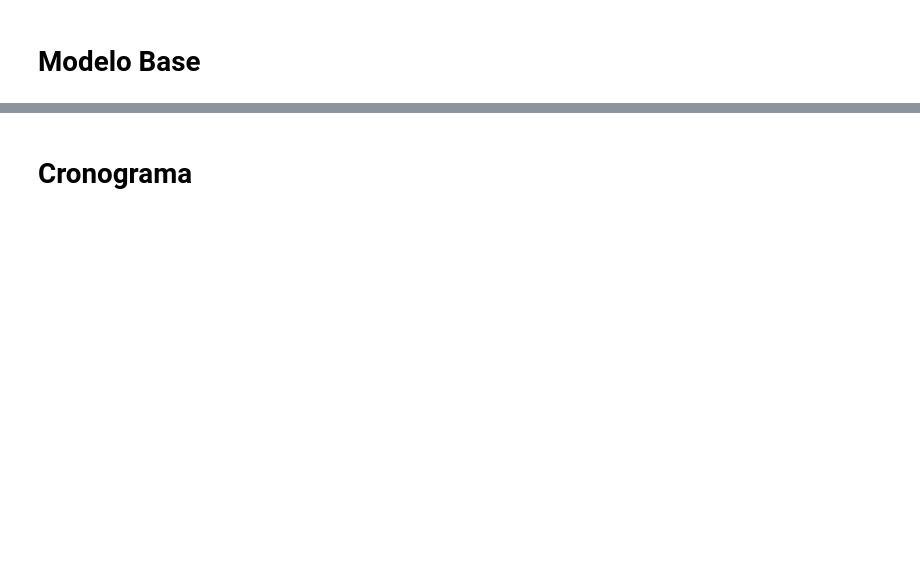
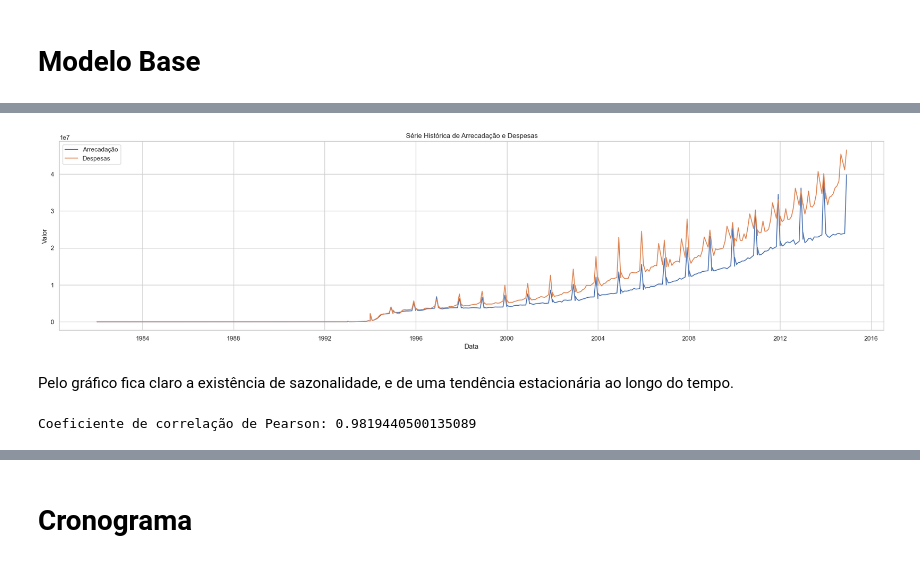
Before and after one commit to jvtsp/Projeto-Aplicado-5, a Jupyter notebook: Projeto_aplicado_IV_entrega_3.ipynb, the cells around one changed output, grey strips where cells are left out. Saved outputs shown, nothing was run; the diff lists cells and outputs as text; code cells hidden in the pictures; blank space fills up the shorter version.

```diff
--- a/Projeto_aplicado_IV_entrega_3.ipynb
+++ b/Projeto_aplicado_IV_entrega_3.ipynb
@@ -157,0 +244,4 @@ plt.show()
+# %%
+# Importando tabela de despesas do INSS
+despesas = pd.read_excel(r"dados\valor_despesas_INSS.xls")
+despesas.head()
@@ -157,0 +255,5 @@ plt.show()
+# %%
+# Convertendo Coluna DATA em string depois em Datetime
+despesas['Data'] = despesas['Data'].astype(str)
+despesas['Data'] = pd.to_datetime(despesas['Data'], format='%Y.%m')
+despesas['Data']
@@ -157,0 +273,5 @@ plt.show()
+# %%
+# Convertendo Coluna DATA em string depois em Datetime
+arrecadacao['Data'] = arrecadacao['Data'].astype(str)
+arrecadacao['Data'] = pd.to_datetime(arrecadacao['Data'], format='%Y.%m')
+arrecadacao['Data']
@@ -157,0 +291,4 @@ plt.show()
+# %%
+# Juntando os DataFrames usando o campo 'Data' como chave
+df_final = pd.merge(arrecadacao, despesas, on='Data')
+df_final
@@ -241,0 +380,28 @@ Se houver um pico significativo no lag 1 e nenhum outro pico significativo após
+# %%
+# Configurando a coluna 'Data' como índice
+df_final.set_index('Data', inplace=True)
+
+# Plotando a série histórica
+plt.figure(figsize=(26, 6))
+plt.plot(df_final['arrecadacao'], label='Arrecadação')
+plt.plot(df_final['despesas'], label='Despesas')
+plt.title('Série Histórica de Arrecadação e Despesas')
+plt.xlabel('Data')
+plt.ylabel('Valor')
+plt.legend()
+plt.grid(True)
+plt.show()
+# %% [output]
+[figure, added]
+# %% [markdown]
+Pelo gráfico fica claro a existência de sazonalidade, e de uma tendência estacionária ao longo do tempo.
+# %%
+
+# Correlação de Pearson: Avalia a relação linear entre duas variáveis contínuas.
+# O coeficiente de correlação de Pearson varia de -1 a 1, onde 1 indica uma correlação positiva perfeita, -1 indica uma correlação negativa perfeita e 0 indica ausência de correlação linear.
+correlacao_pearson = df_final['arrecadacao'].corr(df_final['despesas'], method='pearson')
+
+# Imprimir o resultado
+print("Coeficiente de correlação de Pearson:", correlacao_pearson)
+# %% [output]
+Coeficiente de correlação de Pearson: 0.9819440500135089
```
Also changed, not shown: parts of 70 cells of this notebook, 4 other files.
